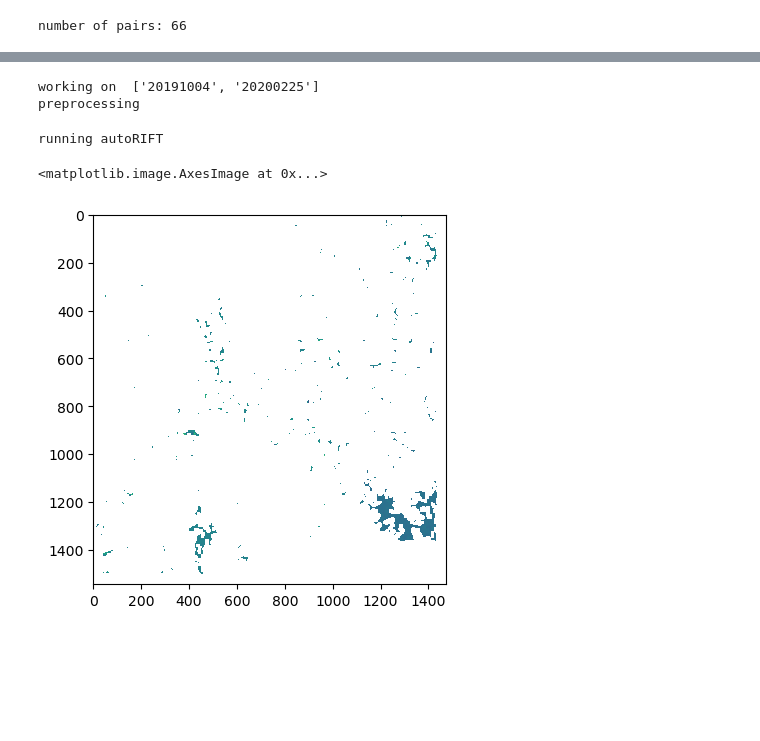
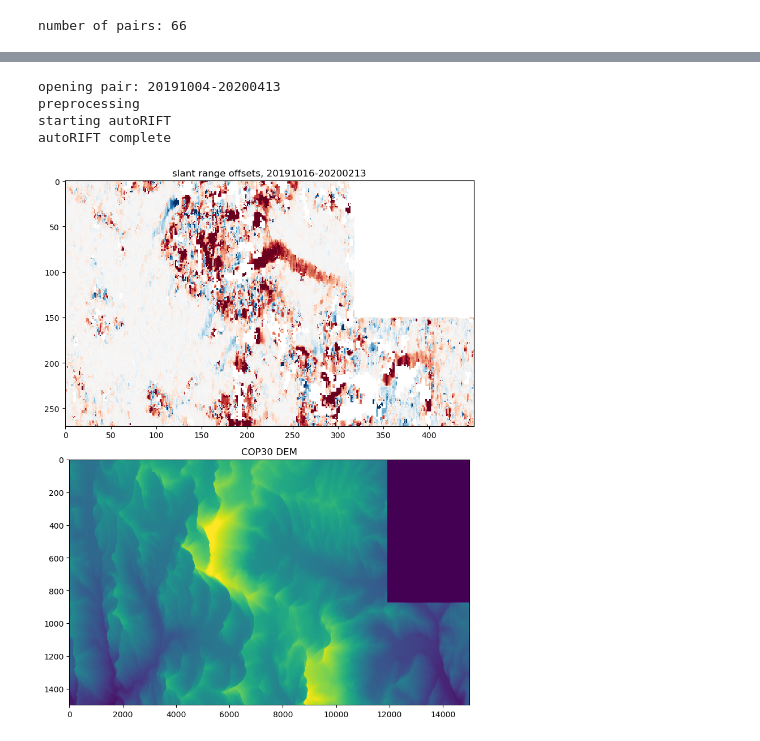
Before and after one commit to gbrencher/ffits, a Jupyter notebook: nbs/imja/agu_push/02autoRIFT.ipynb, the cells around one changed output, grey strips where cells are left out. Saved outputs shown, nothing was run; the diff lists cells and outputs as text; code cells hidden in the pictures; blank space fills up the shorter version.

```diff
--- a/nbs/imja/agu_push/02autoRIFT.ipynb
+++ b/nbs/imja/agu_push/02autoRIFT.ipynb
@@ -142,12 +176,7 @@ def run_autoRIFT(pair, preproc_filter_width=5, multithread_count=12, min_chip=8,
 # %%
-obj = run_autoRIFT(pairs[5])
+dx, dy = run_autoRIFT(pairs[9], mpflag=10, skip_x=31, skip_y=5)
 # %% [output]
-working on  ['20191004', '20200225']
+opening pair: 20191004-20200413
 preprocessing
+starting autoRIFT
+autoRIFT complete
-running autoRIFT
-# %%
-f, ax = plt.subplots()
-ax.imshow(obj.Dx)
-# %% [output]
-<matplotlib.image.AxesImage at 0x...>
-[figure, removed]
@@ -164,13 +185,15 @@ dem_fn = f'{proc_path}/work/merged/geom_reference/hgt.rdr.full'
 dem_ds = gdal.Open(dem_fn, gdal.GA_ReadOnly)
 dem = dem_ds.GetRasterBand(1).ReadAsArray()
 # %%
-f, ax = plt.subplots(1, 2, figsize=(10, 10))
-ax[0].imshow(np.flip(ds.Dx.values, (0))[30:280, 350:750], cmap='RdBu_r', vmin=-3, vmax=3, interpolation='none')
-ax[0].set_title(f'slant range offsets, {pairs[14][0]}-{pairs[14][1]}, 5 skip az 31 skip rg')
+f, ax = plt.subplots(2, 1, figsize=(10, 10))
+ax[0].imshow(np.flip(dx, (0))[30:300, 350:800], cmap='RdBu_r', vmin=-4, vmax=4, interpolation='none')
+ax[0].set_title(f'slant range offsets, {pairs[14][0]}-{pairs[14][1]}')
 ax[0].set_aspect(1)
 
 ax[1].imshow(np.flip(dem, (0))[0:1500, 10000:25000], vmin=3000, vmax=8000)
 ax[1].set_title(f'COP30 DEM')
 ax[1].set_aspect(6.13)
 
 f.tight_layout()
+# %% [output]
+[figure, added]
```
Also changed, not shown: parts of 6 cells of this notebook, 1 other file.
